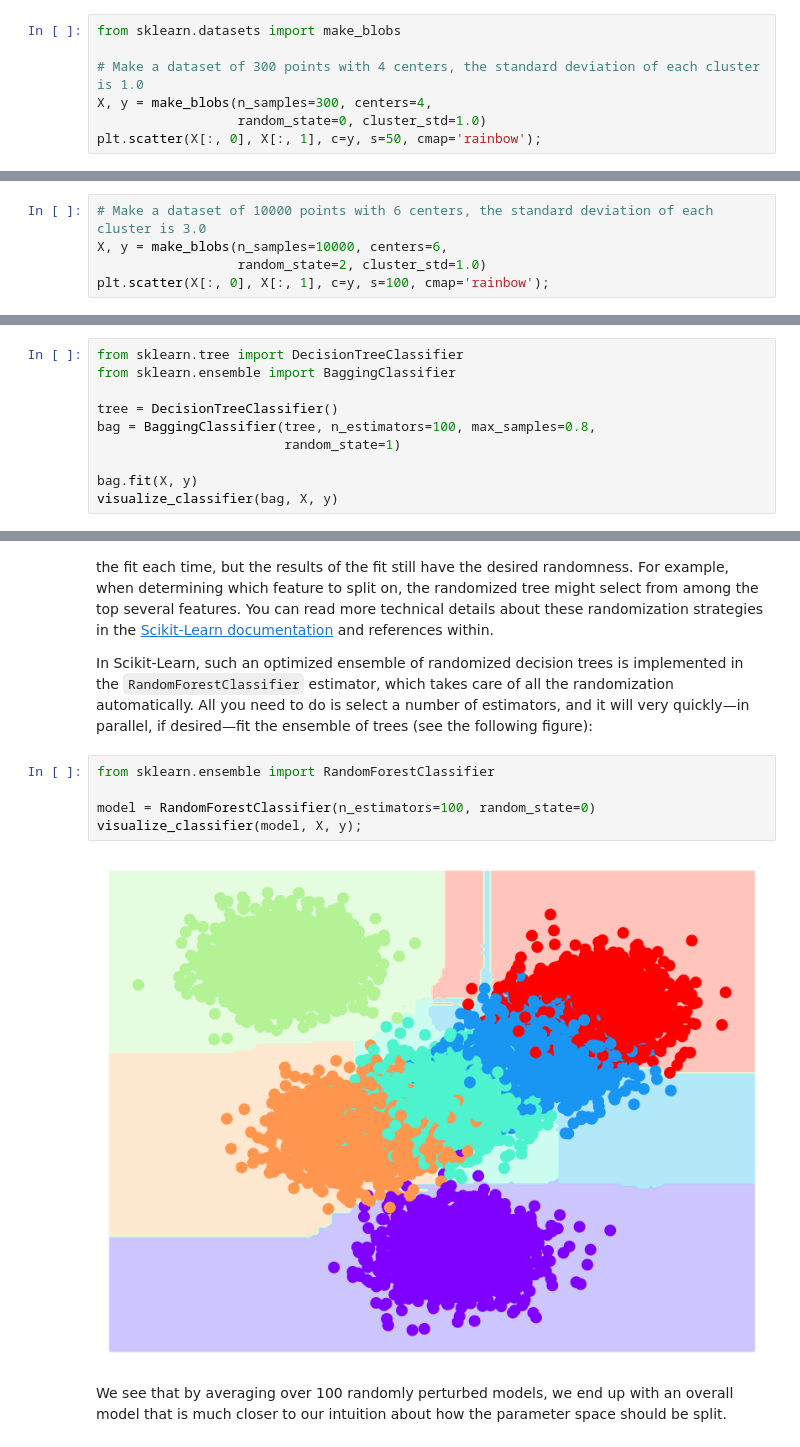
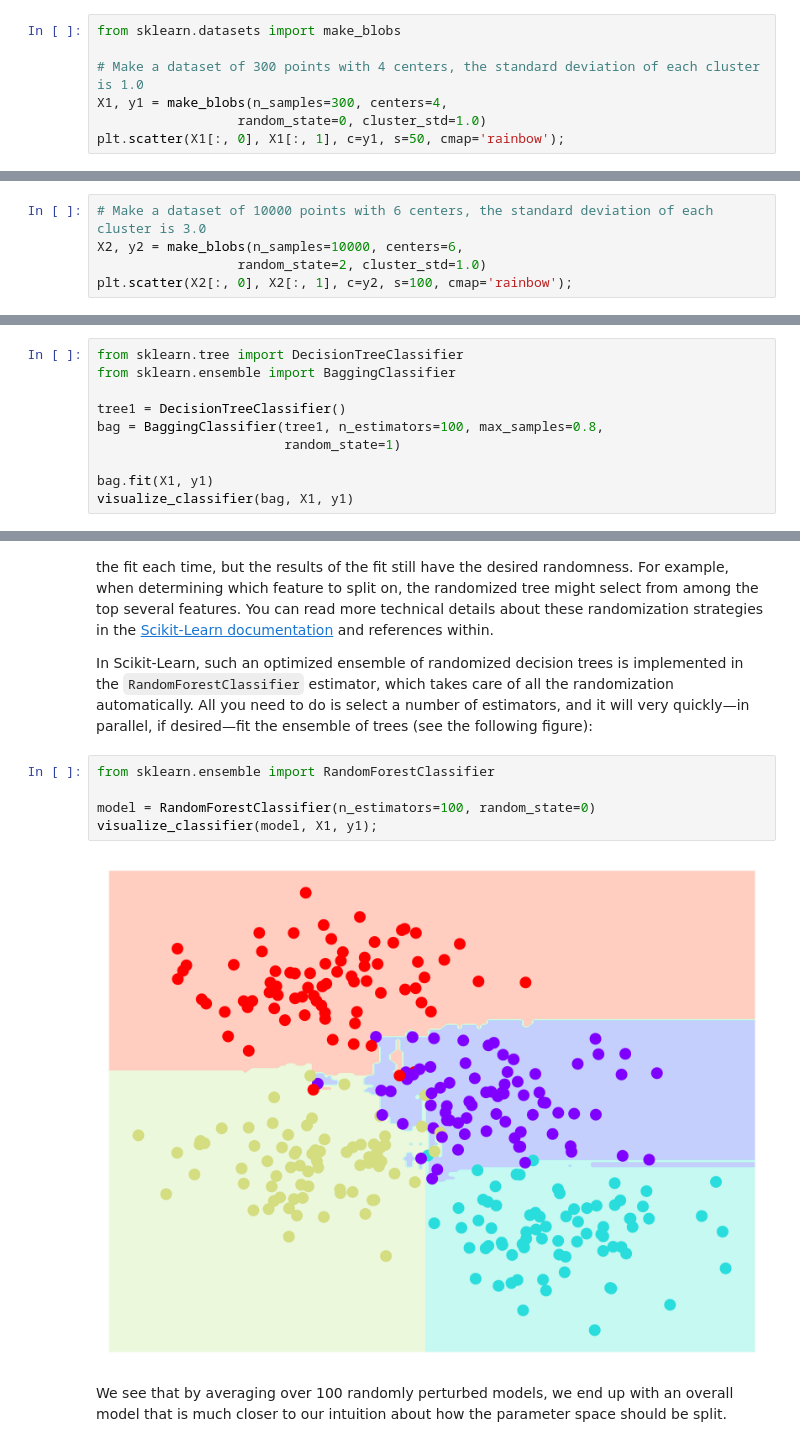
Before and after one commit to Chi-EEE/Data_Science-Project, a Jupyter notebook: Notebooks/05.08-Random-Forests.ipynb, the cells around one changed output, grey strips where cells are left out. Drawn from its saved outputs; the diff is of its cells as text.

```diff
--- a/Notebooks/05.08-Random-Forests.ipynb
+++ b/Notebooks/05.08-Random-Forests.ipynb
@@ -37,16 +37,16 @@ Consider the following two-dimensional data, which has one of four class labels
 from sklearn.datasets import make_blobs
 
 # Make a dataset of 300 points with 4 centers, the standard deviation of each cluster is 1.0
-X, y = make_blobs(n_samples=300, centers=4,
+X1, y1 = make_blobs(n_samples=300, centers=4,
                   random_state=0, cluster_std=1.0)
-plt.scatter(X[:, 0], X[:, 1], c=y, s=50, cmap='rainbow');
+plt.scatter(X1[:, 0], X1[:, 1], c=y1, s=50, cmap='rainbow');
 # %% [output]
 [figure]
 # %%
 # Make a dataset of 10000 points with 6 centers, the standard deviation of each cluster is 3.0
-X, y = make_blobs(n_samples=10000, centers=6,
+X2, y2 = make_blobs(n_samples=10000, centers=6,
                   random_state=2, cluster_std=1.0)
-plt.scatter(X[:, 0], X[:, 1], c=y, s=100, cmap='rainbow');
+plt.scatter(X2[:, 0], X2[:, 1], c=y2, s=100, cmap='rainbow');
 # %% [output]
 [figure]
 # %% [markdown]
@@ -141,10 +141,10 @@ This type of bagging classification can be done manually using Scikit-Learn's `B
 from sklearn.tree import DecisionTreeClassifier
 from sklearn.ensemble import BaggingClassifier
 
-tree = DecisionTreeClassifier()
-bag = BaggingClassifier(tree, n_estimators=100, max_samples=0.8,
+tree1 = DecisionTreeClassifier()
+bag = BaggingClassifier(tree1, n_estimators=100, max_samples=0.8,
                         random_state=1)
 
-bag.fit(X, y)
-visualize_classifier(bag, X, y)
+bag.fit(X1, y1)
+visualize_classifier(bag, X1, y1)
 # %% [output]
@@ -160,10 +172,10 @@ All you need to do is select a number of estimators, and it will very quickly—
 # %%
 from sklearn.ensemble import RandomForestClassifier
 
 model = RandomForestClassifier(n_estimators=100, random_state=0)
-visualize_classifier(model, X, y);
+visualize_classifier(model, X1, y1);
 # %% [output]
-[figure, old version]
+[figure, new version]
 # %% [markdown]
 We see that by averaging over 100 randomly perturbed models, we end up with an overall model that is much closer to our intuition about how the parameter space should be split.
 # %% [markdown]
```
Also changed, not shown: parts of 8 cells of this notebook.
